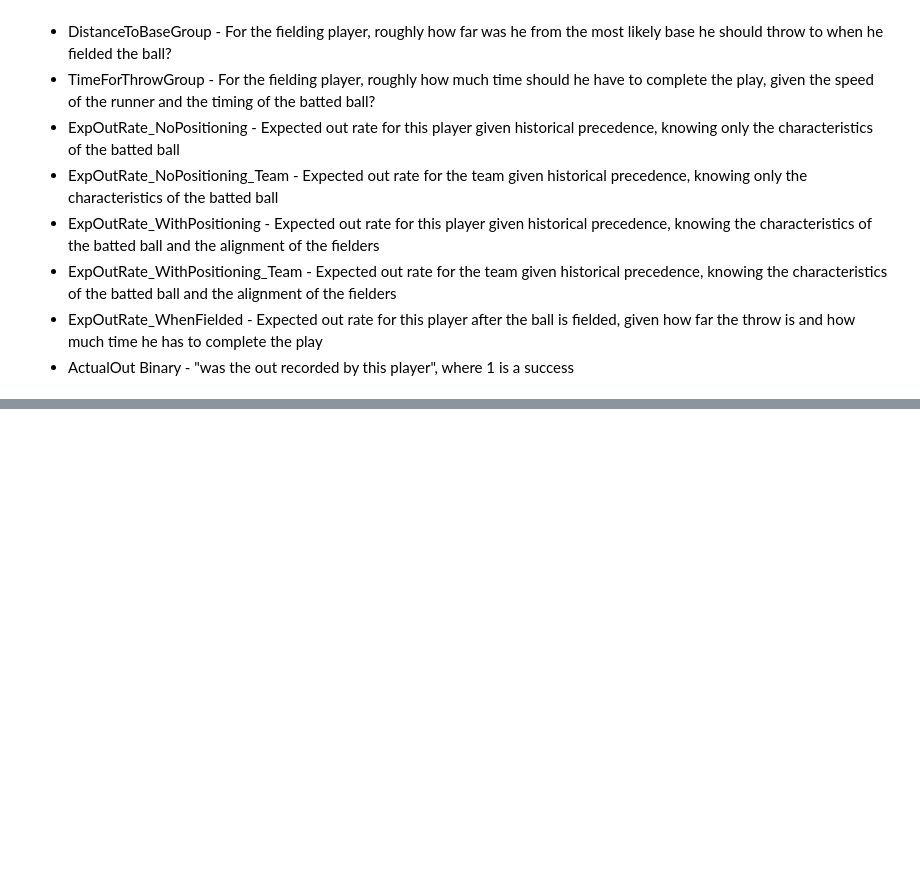
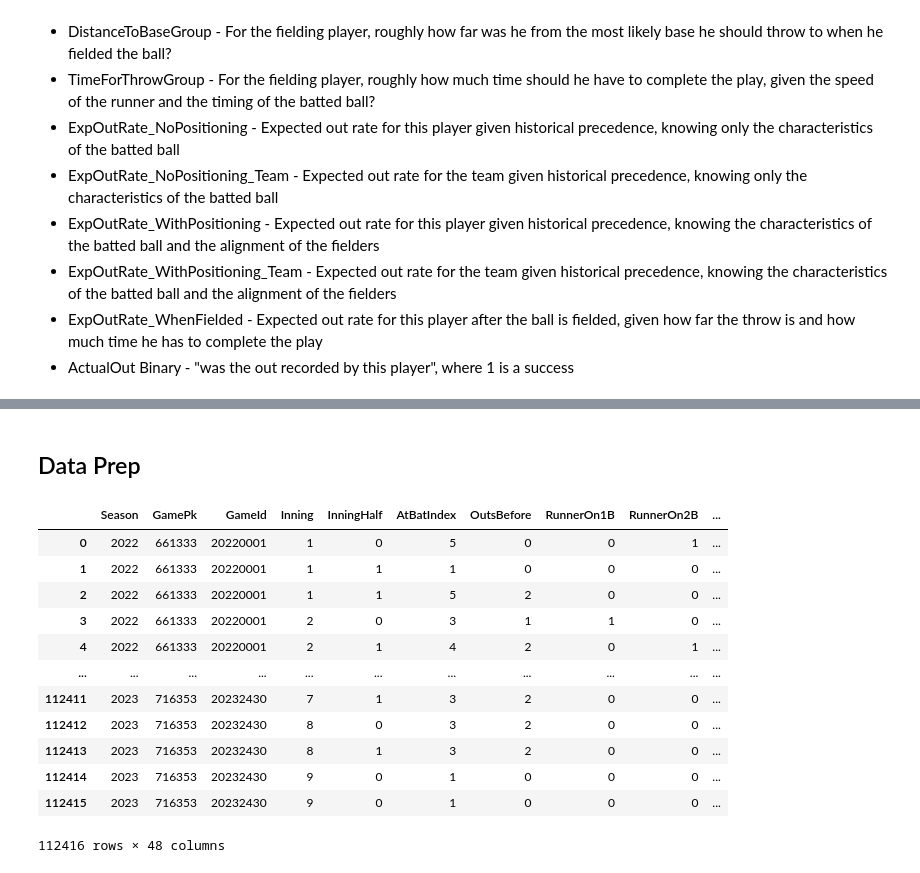
Before and after one commit to d2osborn/OSUHackathon2026, a Jupyter notebook: eda.ipynb, the cells around one changed output, grey strips where cells are left out. Drawn from its saved outputs; the diff is of its cells as text; code cells hidden in the pictures; blank space fills up the shorter version.

```diff
--- a/eda.ipynb
+++ b/eda.ipynb
@@ -206,0 +255,26 @@ for pos in ['1B', '2B', '3B', 'SS']:
+# %% [markdown]
+## Data Prep
+# %%
+## grabs the actual batted ball outcome row, not what everyone was expected to do per batted ball (1 row = 1 batted ball)
+event_data = data.copy()
+## we know what position is accredited the play if their DistanceToBaseGroup/TimeForThrowGroupExpOutRate_WhenFielded is null
+event_data = event_data[~event_data['DistanceToBaseGroup'].isna()].reset_index(drop=True).copy()
+
+## we want to merge this event_data with the statcast data to get the ids
+left_df_cols = ['GamePk', 'Inning', 'InningHalf', 'AtBatIndex', 'OutsBefore', 'BatSide']
+right_df_cols = ['game_pk', 'inning', 'inning_topbot', 'pa_in_inning', 'outs_when_up', 'stand']
+event_data.merge(statcast, how='left', left_on=left_df_cols, right_on=right_df_cols).copy()
+# %% [output]
+|  | Season | GamePk | GameId | Inning | InningHalf | AtBatIndex | OutsBefore | RunnerOn1B | RunnerOn2B | ... |
+| 0 | 2022 | 661333 | 20220001 | 1 | 0 | 5 | 0 | 0 | 1 | ... |
+| 1 | 2022 | 661333 | 20220001 | 1 | 1 | 1 | 0 | 0 | 0 | ... |
+| 2 | 2022 | 661333 | 20220001 | 1 | 1 | 5 | 2 | 0 | 0 | ... |
+| 3 | 2022 | 661333 | 20220001 | 2 | 0 | 3 | 1 | 1 | 0 | ... |
+| 4 | 2022 | 661333 | 20220001 | 2 | 1 | 4 | 2 | 0 | 1 | ... |
+| ... | ... | ... | ... | ... | ... | ... | ... | ... | ... | ... |
+| 112411 | 2023 | 716353 | 20232430 | 7 | 1 | 3 | 2 | 0 | 0 | ... |
+| 112412 | 2023 | 716353 | 20232430 | 8 | 0 | 3 | 2 | 0 | 0 | ... |
+| 112413 | 2023 | 716353 | 20232430 | 8 | 1 | 3 | 2 | 0 | 0 | ... |
+| 112414 | 2023 | 716353 | 20232430 | 9 | 0 | 1 | 0 | 0 | 0 | ... |
+| 112415 | 2023 | 716353 | 20232430 | 9 | 0 | 1 | 0 | 0 | 0 | ... |
+112416 rows × 48 columns
```
Also changed, not shown: parts of 10 cells of this notebook, 5 other files.
